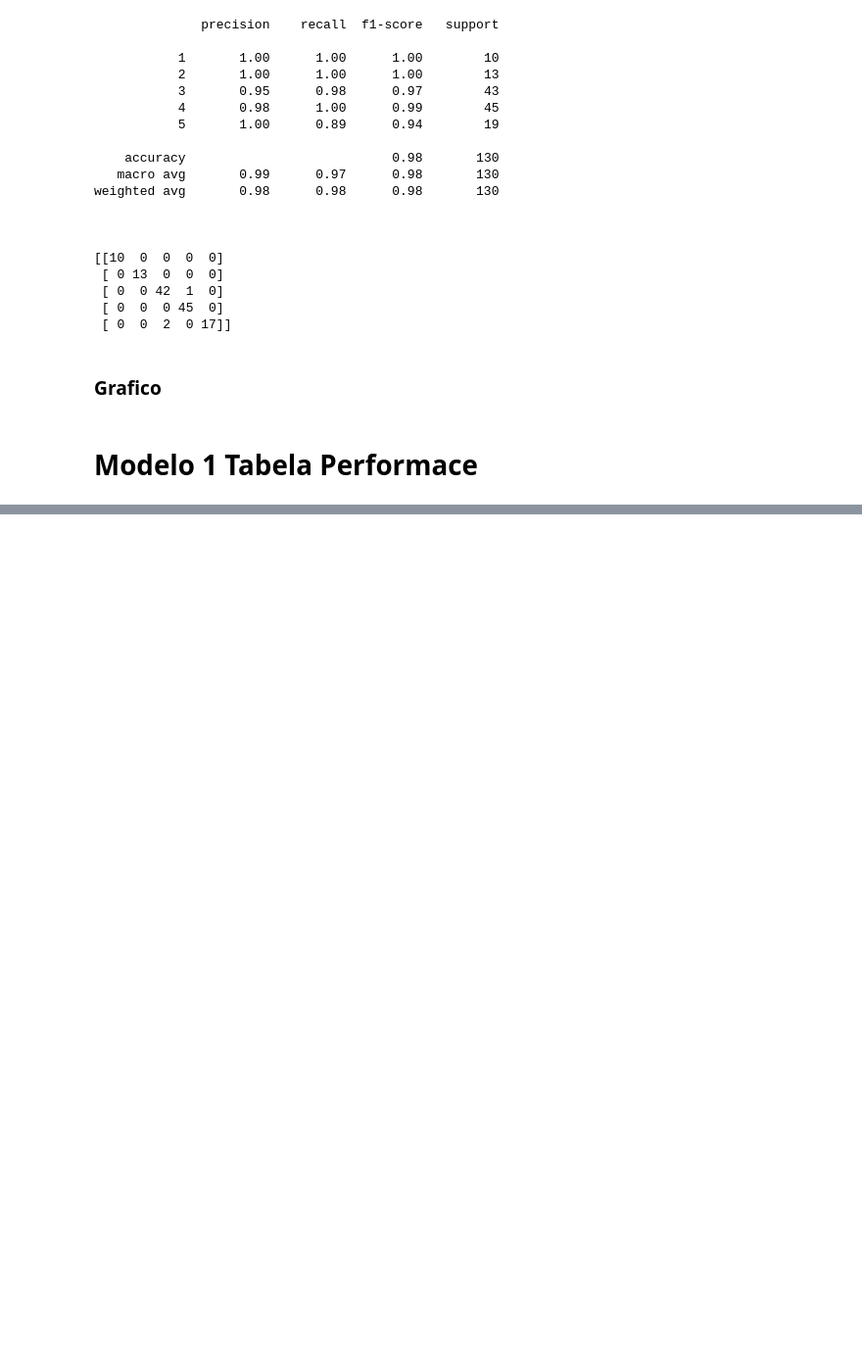
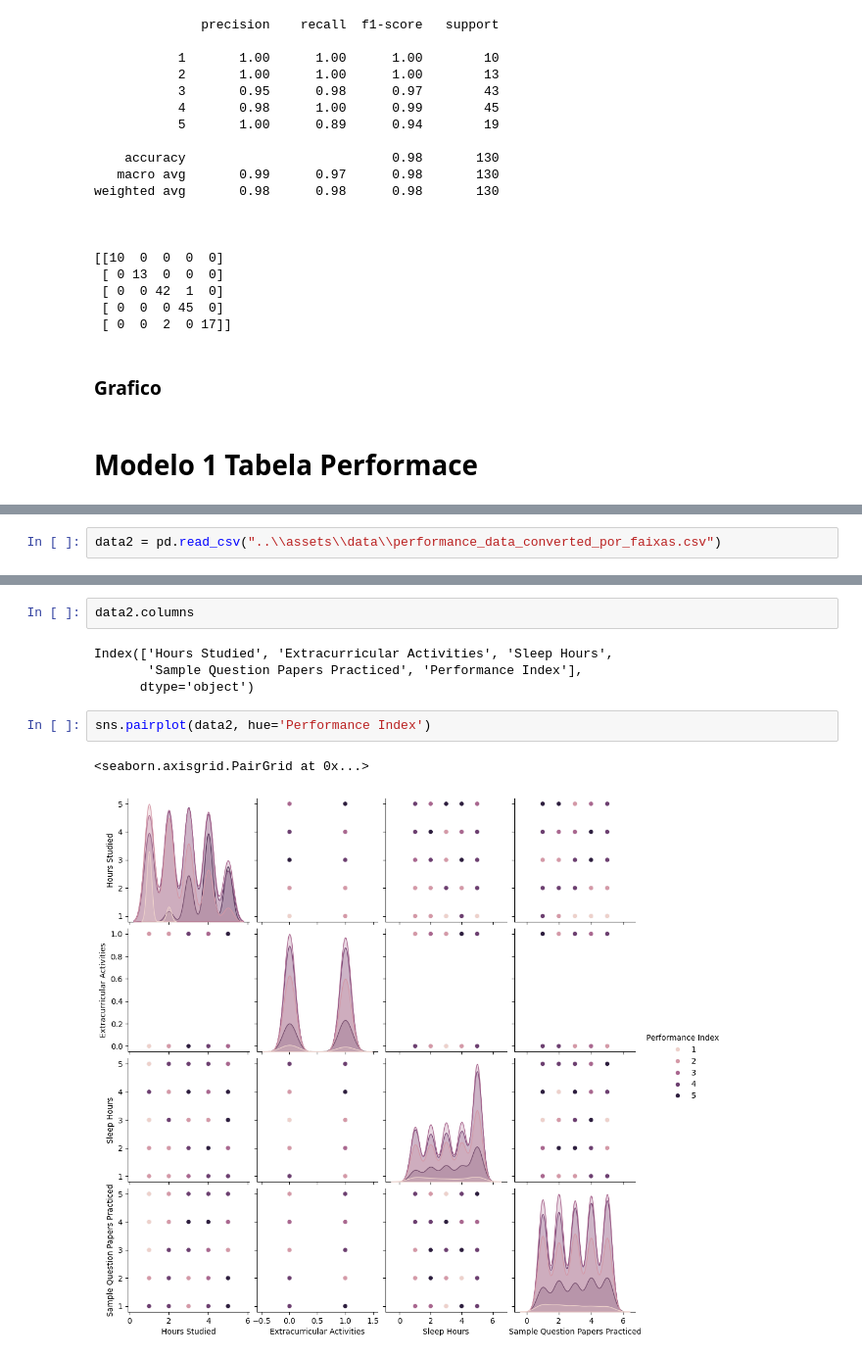
Before and after one commit to ICEI-PUC-Minas-PPL-CDIA/ppl-cd-pcd-sist-int-2024-1-sleepresearch-2024-1, a Jupyter notebook: src/modelo1.ipynb, the cells around one changed output, grey strips where cells are left out. Shown: that part at 98% size. Cells and saved outputs as stored; diff of their text form; blank space fills up the shorter version.

```diff
--- a/src/modelo1.ipynb
+++ b/src/modelo1.ipynb
@@ -213,0 +216,2 @@ weighted avg       0.98      0.98      0.98       130
+# %%
+data2 = pd.read_csv("..\\assets\\data\\performance_data_converted_por_faixas.csv")
@@ -213,0 +242,11 @@ weighted avg       0.98      0.98      0.98       130
+# %%
+data2.columns
+# %% [output]
+Index(['Hours Studied', 'Extracurricular Activities', 'Sleep Hours',
+       'Sample Question Papers Practiced', 'Performance Index'],
+      dtype='object')
+# %%
+sns.pairplot(data2, hue='Performance Index')
+# %% [output]
+<seaborn.axisgrid.PairGrid at 0x...>
+[figure, added]
```
Also changed, not shown: parts of 22 cells of this notebook, 3 other files.
